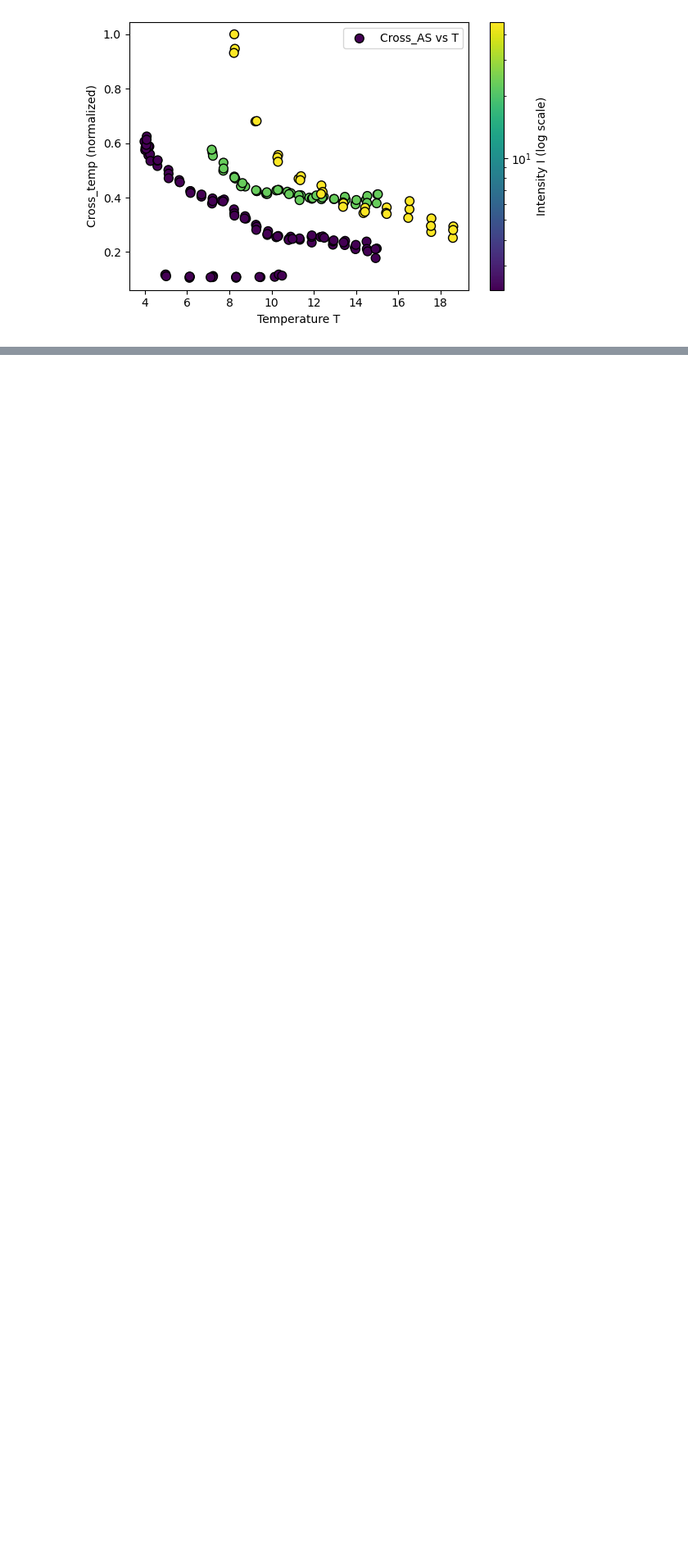
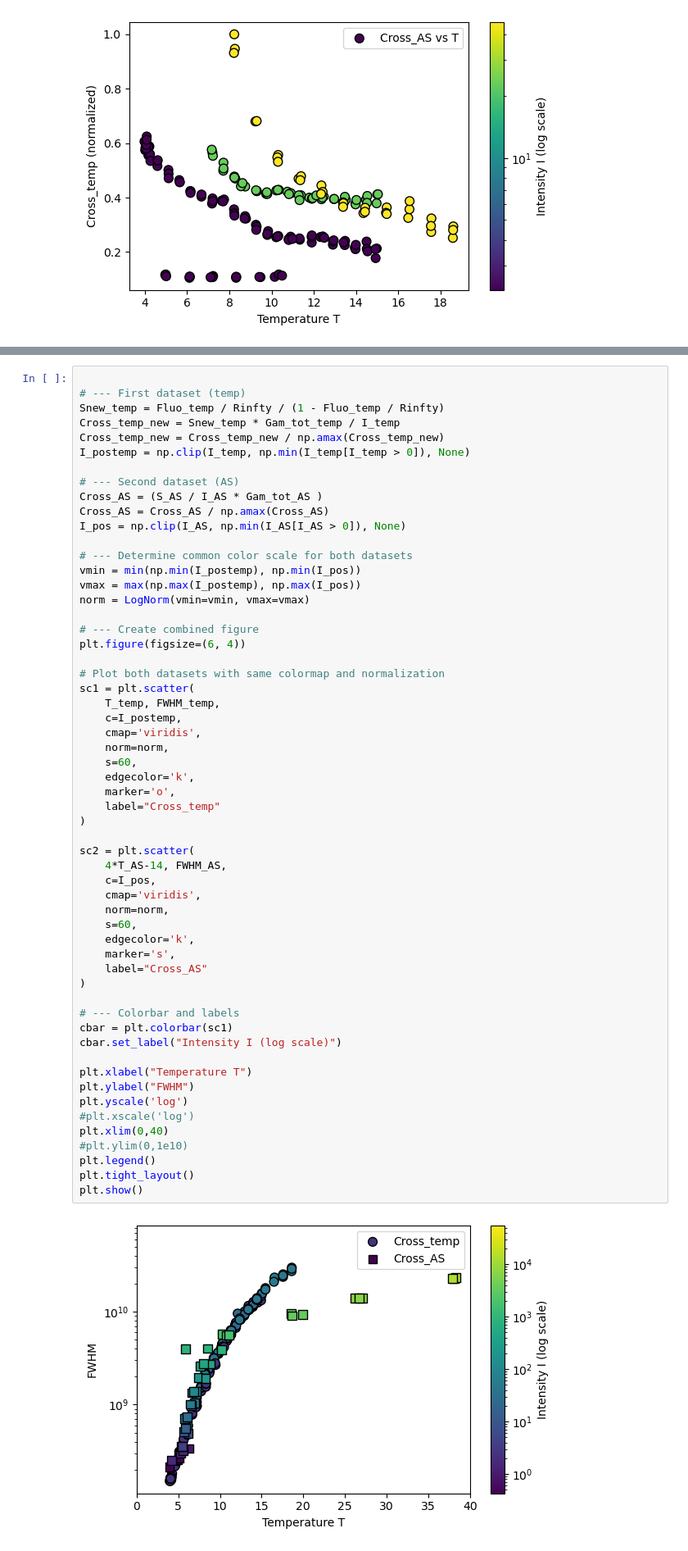
Before and after one commit to Daniele-PyBECTN/molecular_quantum_optics, a Jupyter notebook: Anomalous_saturation/dana_analysis/SvsT.ipynb, the cells around one changed output, grey strips where cells are left out. Shown: that part at 82% size. Cells and saved outputs as stored; diff of their text form; blank space fills up the shorter version.

```diff
--- a/Anomalous_saturation/dana_analysis/SvsT.ipynb
+++ b/Anomalous_saturation/dana_analysis/SvsT.ipynb
@@ -276,0 +281,59 @@ plt.show()
+# %%
+
+# --- First dataset (temp)
+Snew_temp = Fluo_temp / Rinfty / (1 - Fluo_temp / Rinfty)
+Cross_temp_new = Snew_temp * Gam_tot_temp / I_temp
+Cross_temp_new = Cross_temp_new / np.amax(Cross_temp_new)
+I_postemp = np.clip(I_temp, np.min(I_temp[I_temp > 0]), None)
+
+# --- Second dataset (AS)
+Cross_AS = (S_AS / I_AS * Gam_tot_AS )
+Cross_AS = Cross_AS / np.amax(Cross_AS)
+I_pos = np.clip(I_AS, np.min(I_AS[I_AS > 0]), None)
+
+# --- Determine common color scale for both datasets
+vmin = min(np.min(I_postemp), np.min(I_pos))
+vmax = max(np.max(I_postemp), np.max(I_pos))
+norm = LogNorm(vmin=vmin, vmax=vmax)
+
+# --- Create combined figure
+plt.figure(figsize=(6, 4))
+
+# Plot both datasets with same colormap and normalization
+sc1 = plt.scatter(
+    T_temp, FWHM_temp,
+    c=I_postemp,
+    cmap='viridis',
+    norm=norm,
+    s=60,
+    edgecolor='k',
+    marker='o',
+    label="Cross_temp"
+)
+
+sc2 = plt.scatter(
+    4*T_AS-14, FWHM_AS,
+    c=I_pos,
+    cmap='viridis',
+    norm=norm,
+    s=60,
+    edgecolor='k',
+    marker='s',
+    label="Cross_AS"
+)
+
+# --- Colorbar and labels
+cbar = plt.colorbar(sc1)
+cbar.set_label("Intensity I (log scale)")
+
+plt.xlabel("Temperature T")
+plt.ylabel("FWHM")
+plt.yscale('log')
+#plt.xscale('log')
+plt.xlim(0,40)
+#plt.ylim(0,1e10)
+plt.legend()
+plt.tight_layout()
+plt.show()
+# %% [output]
+[figure, added]
```
Also changed, not shown: parts of 2 cells of this notebook.
